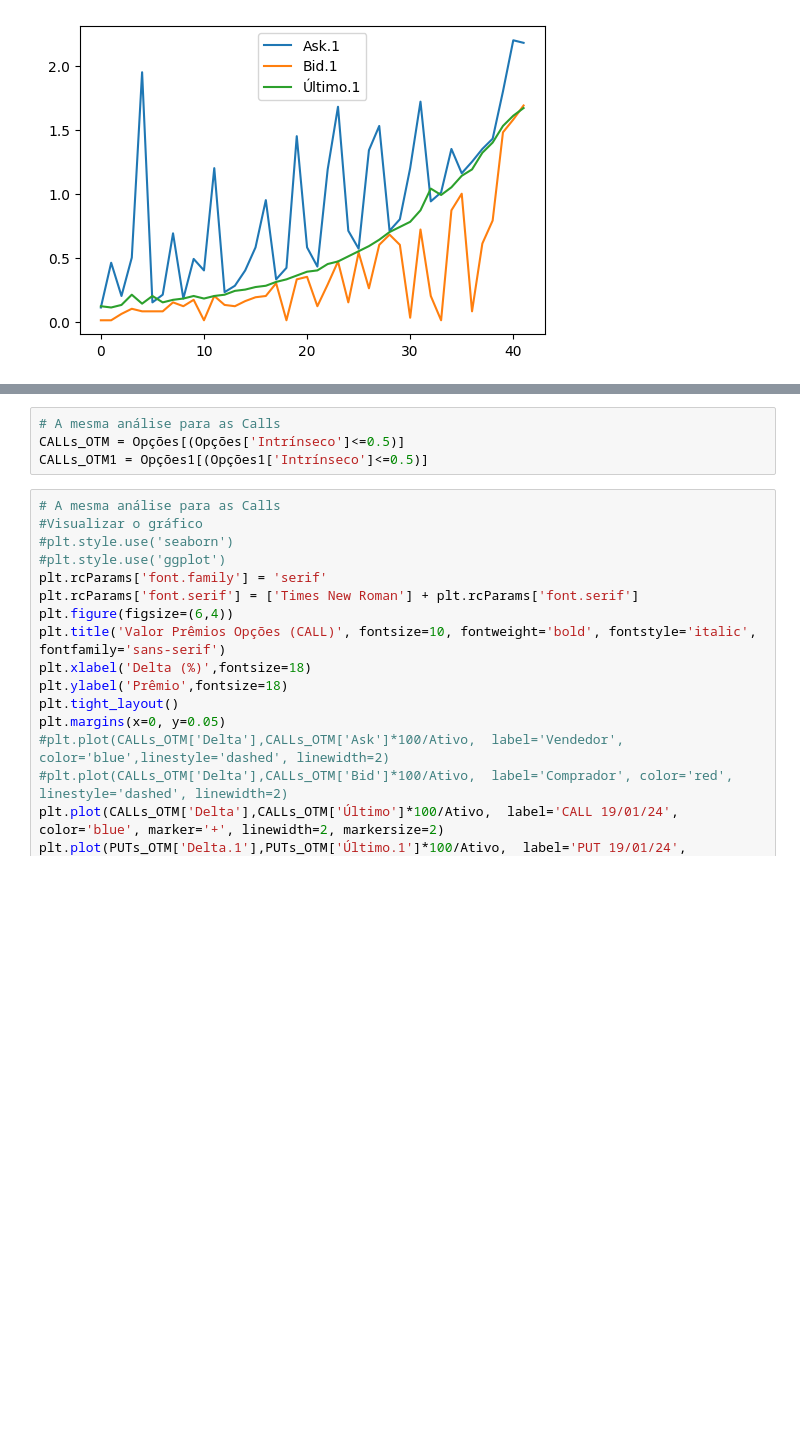
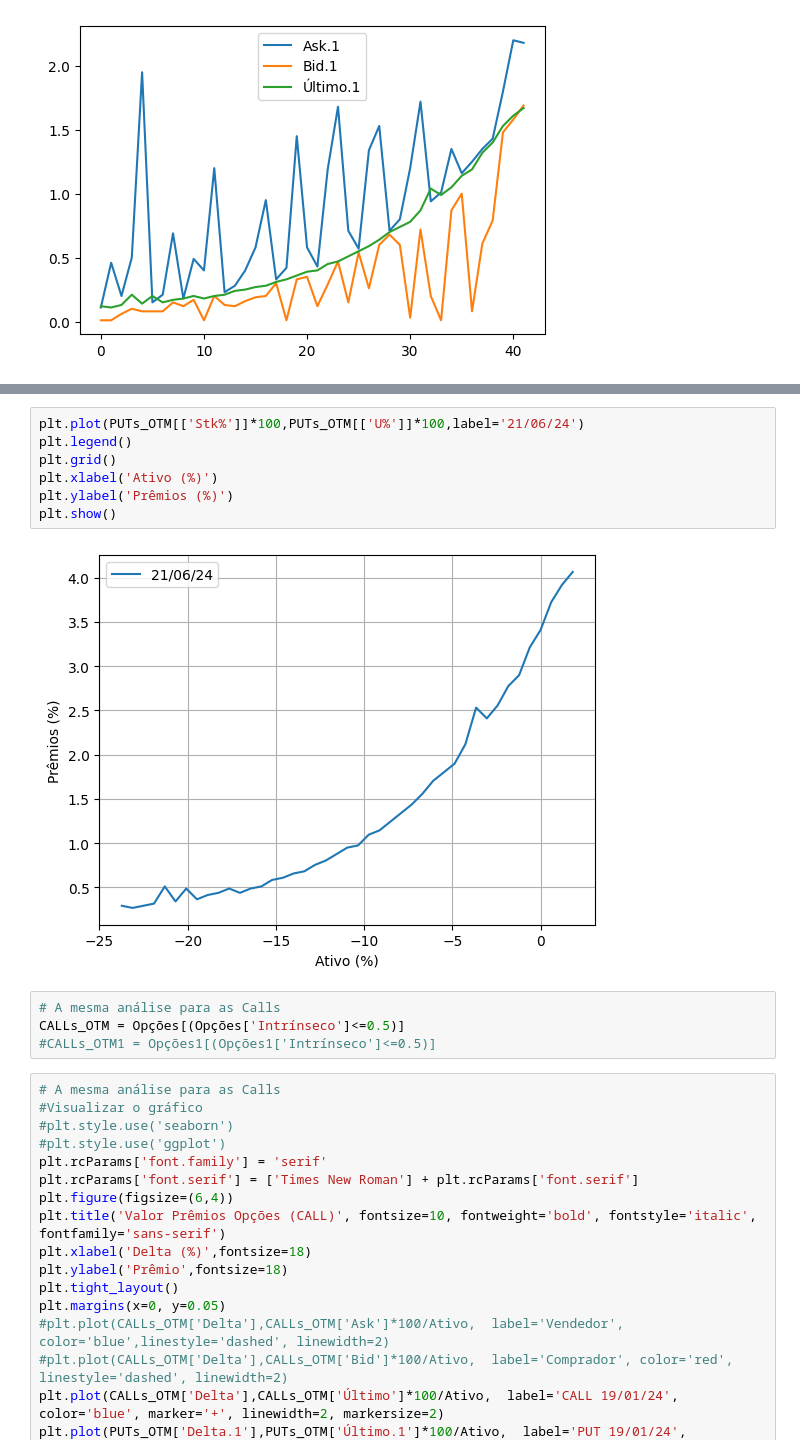
Before and after one commit to facklen/python_para_investimentos, a Jupyter notebook: Avaliação_Opções 23_04_24.ipynb, the cells around one changed output, grey strips where cells are left out. Drawn from its saved outputs; the diff is of its cells as text; blank space fills up the shorter version.

```diff
--- a/Avaliação_Opções 23_04_24.ipynb
+++ b/Avaliação_Opções 23_04_24.ipynb
@@ -79,7 +60,16 @@ plt.show()
+# %%
+plt.plot(PUTs_OTM[['Stk%']]*100,PUTs_OTM[['U%']]*100,label='21/06/24')
+plt.legend()
+plt.grid()
+plt.xlabel('Ativo (%)')
+plt.ylabel('Prêmios (%)')
+plt.show()
+# %% [output]
+[figure, added]
 # %%
 # A mesma análise para as Calls
 CALLs_OTM = Opções[(Opções['Intrínseco']<=0.5)]
-CALLs_OTM1 = Opções1[(Opções1['Intrínseco']<=0.5)]
+#CALLs_OTM1 = Opções1[(Opções1['Intrínseco']<=0.5)]
 # %%
 # A mesma análise para as Calls
 #Visualizar o gráfico
```
Also changed, not shown: parts of 2 cells of this notebook.
